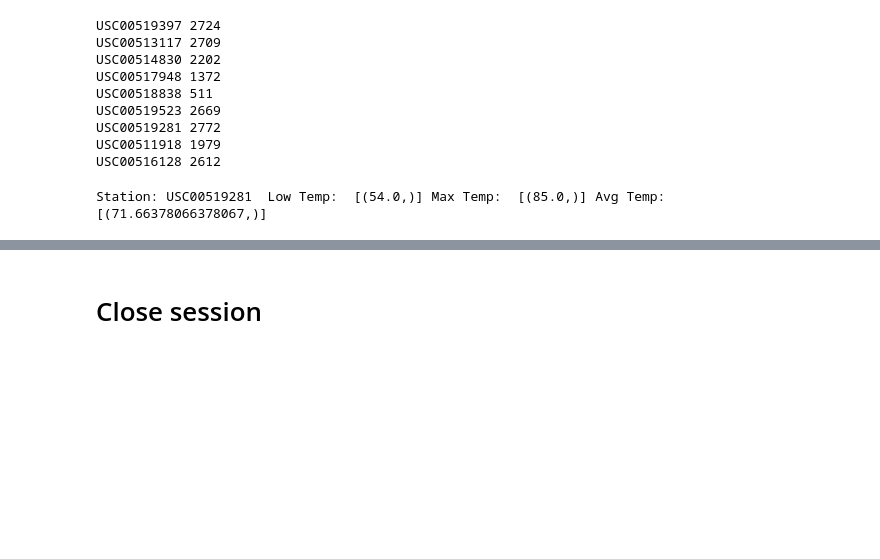
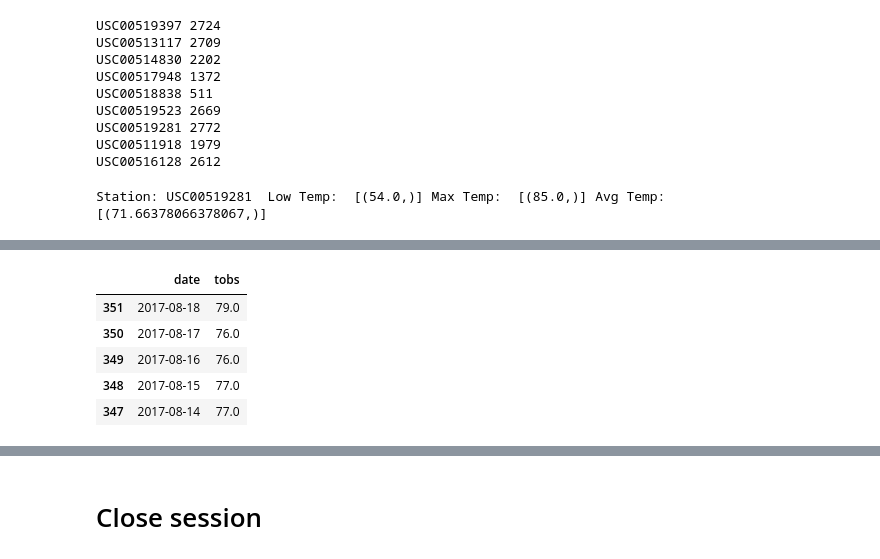
Before and after one commit to MMidwinter/sqlalchemy-challenge, a Jupyter notebook: climate_starter.ipynb, the cells around one changed output, grey strips where cells are left out. Saved outputs shown, nothing was run; the diff lists cells and outputs as text; code cells hidden in the pictures; blank space fills up the shorter version.

```diff
--- a/climate_starter.ipynb
+++ b/climate_starter.ipynb
@@ -193,0 +203,10 @@ Station: USC00519281  Low Temp:  [(54.0,)] Max Temp:  [(85.0,)] Avg Temp:  [(71.
+# %%
+USC00519281_query_df.sort_values(by=['date'], inplace=True, ascending=False)
+USC00519281_query_df.head()
+# %% [output]
+|  | date | tobs |
+| 351 | 2017-08-18 | 79.0 |
+| 350 | 2017-08-17 | 76.0 |
+| 349 | 2017-08-16 | 76.0 |
+| 348 | 2017-08-15 | 77.0 |
+| 347 | 2017-08-14 | 77.0 |
```
Also changed, not shown: parts of 4 cells of this notebook, 1 other file.
